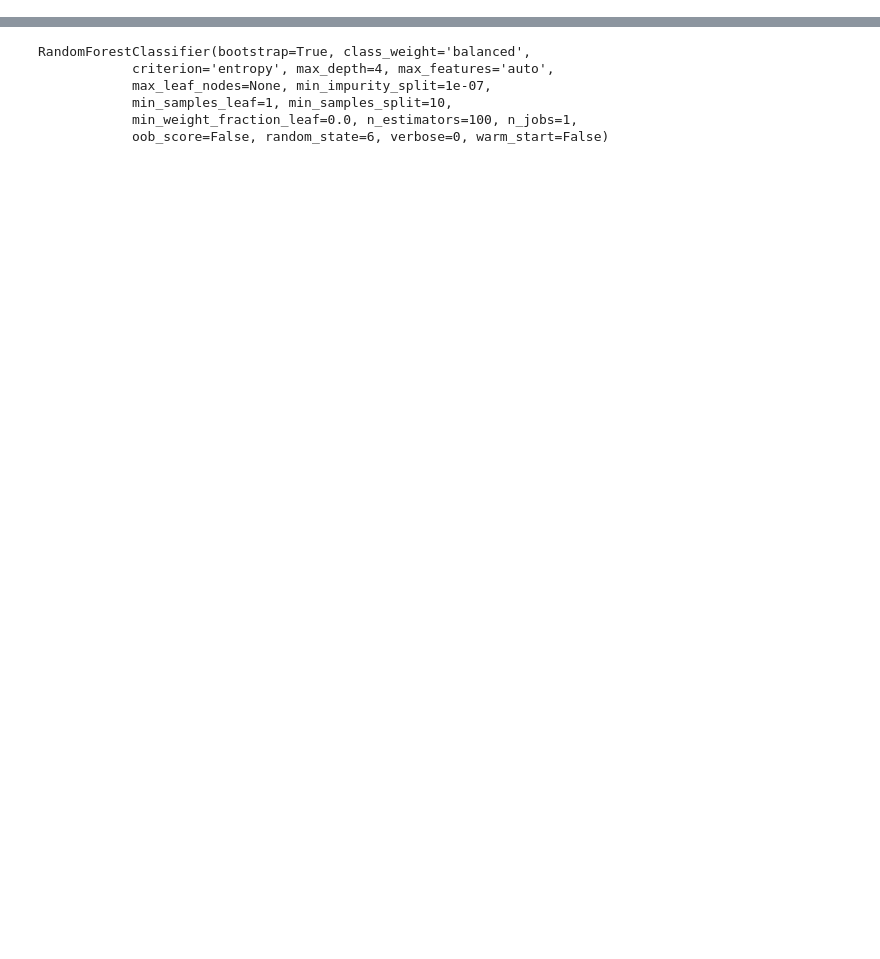
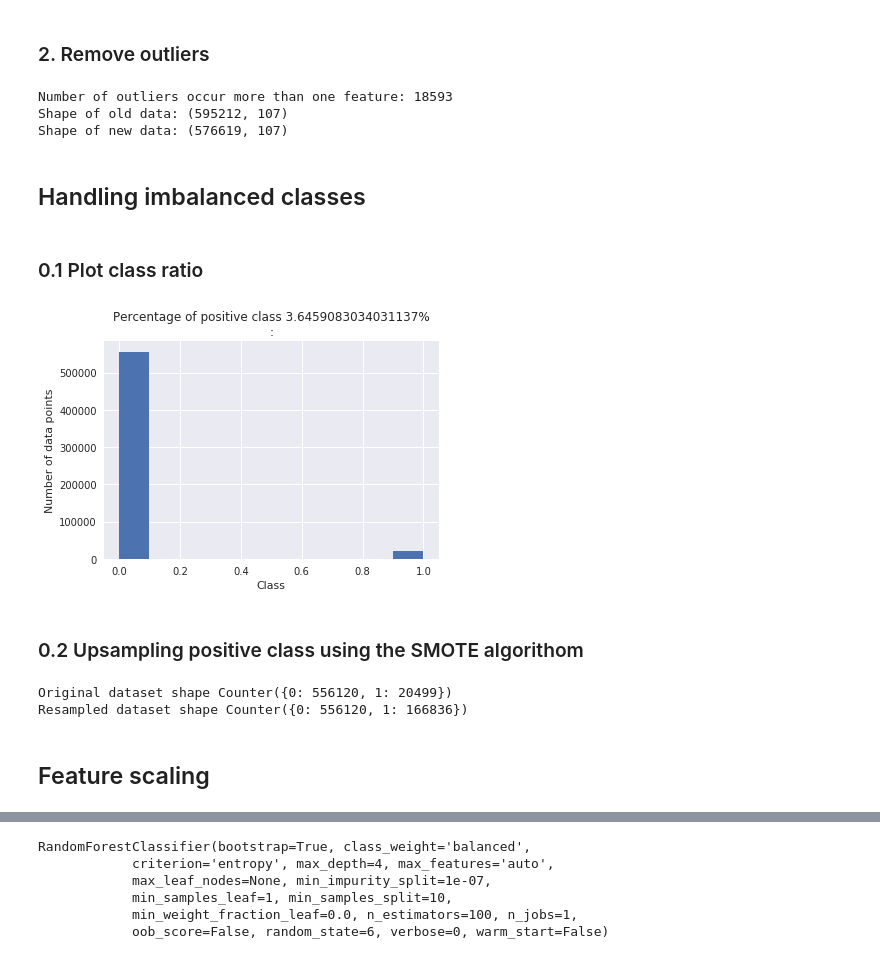
Before and after one commit to msahamed/Safe_Driver_Prediction, a Jupyter notebook: predict_driver.ipynb, the cells around one changed output, grey strips where cells are left out. Saved outputs shown, nothing was run; the diff lists cells and outputs as text; code cells hidden in the pictures; blank space fills up the shorter version.

```diff
--- a/predict_driver.ipynb
+++ b/predict_driver.ipynb
@@ -29,0 +134,6 @@ submission = pd.read_csv(submission_file)
+# %%
+features_to_be_removed = 6
+most_missings_features = list(df_missings['Feature'][0 : features_to_be_removed])
+print('Features with most missing values: {}'.format(most_missings_features))
+df_train.drop(most_missings_features, inplace=True, axis=1)
+df_test.drop(most_missings_features, inplace=True, axis=1)
@@ -29,0 +203,22 @@ submission = pd.read_csv(submission_file)
+# %%
+from collections import Counter
+
+def detect_outlier(df):
+    features = df.columns
+    outliers  = []
+    for i, feature in enumerate(features):
+        if df[feature].dtype == 'float64':
+            # Calculate Q1 (25th percentile of the data) for the given feature
+            Q1 = np.percentile(df[feature], 25)
+            # Calculate Q3 (75th percentile of the data) for the given feature
+            Q3 = np.percentile(df[feature], 75)
+            # Use the interquartile range to calculate an outlier step
+            step = 1.5 * (Q3 - Q1)
+            feature_outliers = df[~((df[feature] >= Q1 - step) & (df[feature] <= Q3 + step))]
+            outliers.extend(list(feature_outliers.index.values))
+            print('Feature: {}, outliers: {}\n'.format(feature, len(feature_outliers.index)))
+
+    multi_feature_outliers = (Counter(outliers) - Counter(set(outliers))).keys()
+    return multi_feature_outliers
+# %%
+outliers  = detect_outlier(df_train.drop(['id', 'target'], axis = 1))
@@ -30 +243,50 @@ submission = pd.read_csv(submission_file)
+# %% [markdown]
+### 2. Remove outliers
+# %%
+good_data = df_train.drop(df_train.index[list(outliers)]).reset_index(drop = True)
+
+print('Number of outliers occur more than one feature: {}'.format(len(outliers)))
+print('Shape of old data: {}'.format(df_train.shape))
+print('Shape of new data: {}'.format(good_data.shape))
+# %% [output]
+Number of outliers occur more than one feature: 18593
+Shape of old data: (595212, 107)
+Shape of new data: (576619, 107)
+# %% [markdown]
+## Handling imbalanced classes
+# %% [markdown]
+### 0.1 Plot class ratio
+# %%
+# Distribution of target variable
+def plot_class_balace(df):
+    plt.hist(df['target'])
+    plt.xlabel('Class')
+    plt.ylabel('Number of data points')
+    plt.title('Percentage of positive class {}%\n:'.format(len(df[df_train['target'] == 1].index)*100/df.shape[0]))
+    plt.show()
+
+plot_class_balace(good_data)
+# %% [output]
+[figure, added]
+# %% [markdown]
+### 0.2 Upsampling positive class using the SMOTE algorithom
+# %%
+from imblearn.over_sampling import SMOTE
+from collections import Counter
+
+df_train = good_data
+sm = SMOTE(ratio = 0.30, random_state = random_state, k_neighbors=5)
+
+X_im = df_train.drop(['id','target'], axis = 1)
+Y_im = df_train['target']
+print('Original dataset shape {}'.format(Counter(Y_im)))
+
+X, Y = sm.fit_sample(X_im, Y_im)
+
+print('Resampled dataset shape {}'.format(Counter(Y)))
+# %% [output]
+Original dataset shape Counter({0: 556120, 1: 20499})
+Resampled dataset shape Counter({0: 556120, 1: 166836})
+# %% [markdown]
+## Feature scaling
 # %%
```
Also changed, not shown: parts of 39 cells of this notebook, 2 other files.
